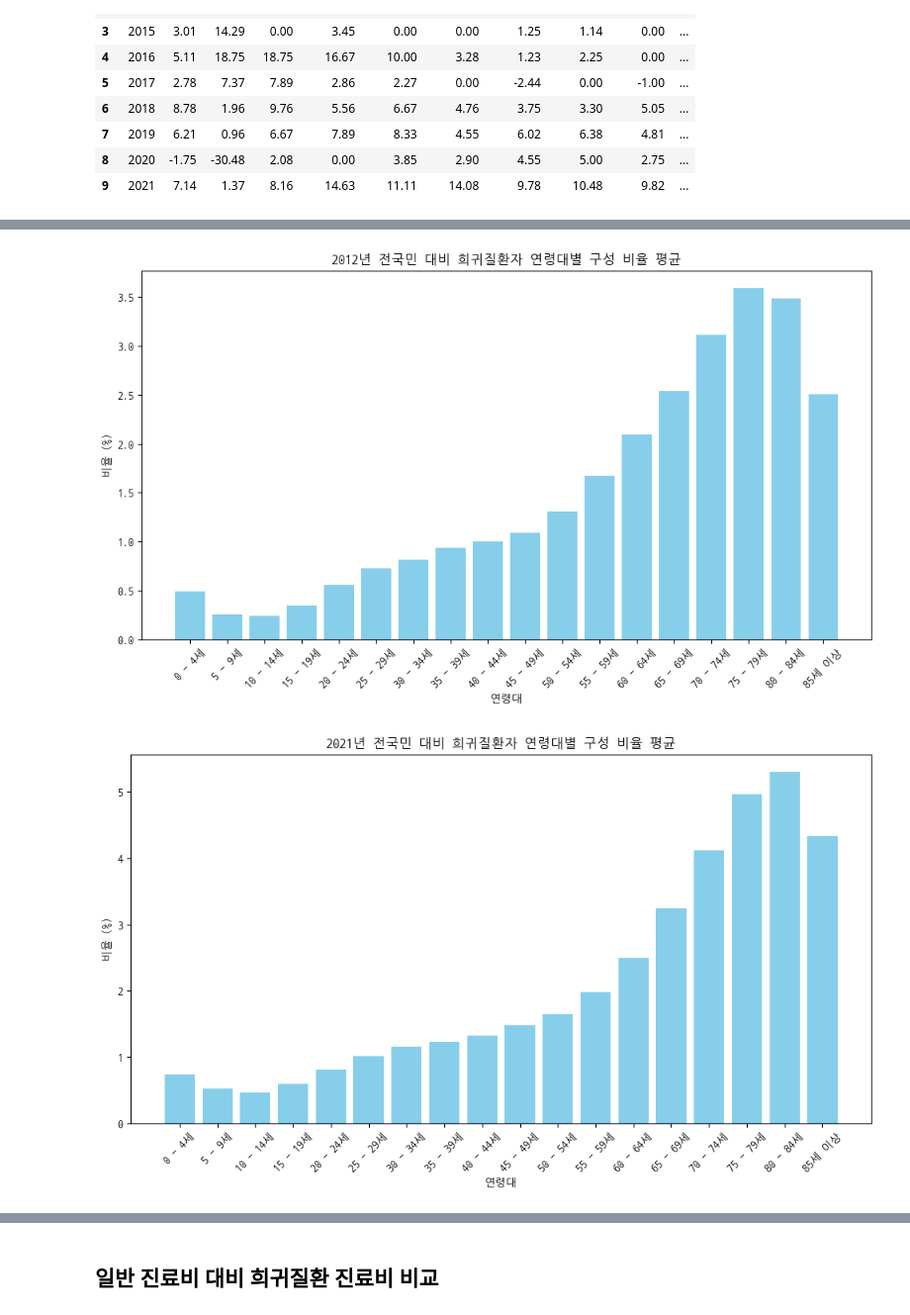
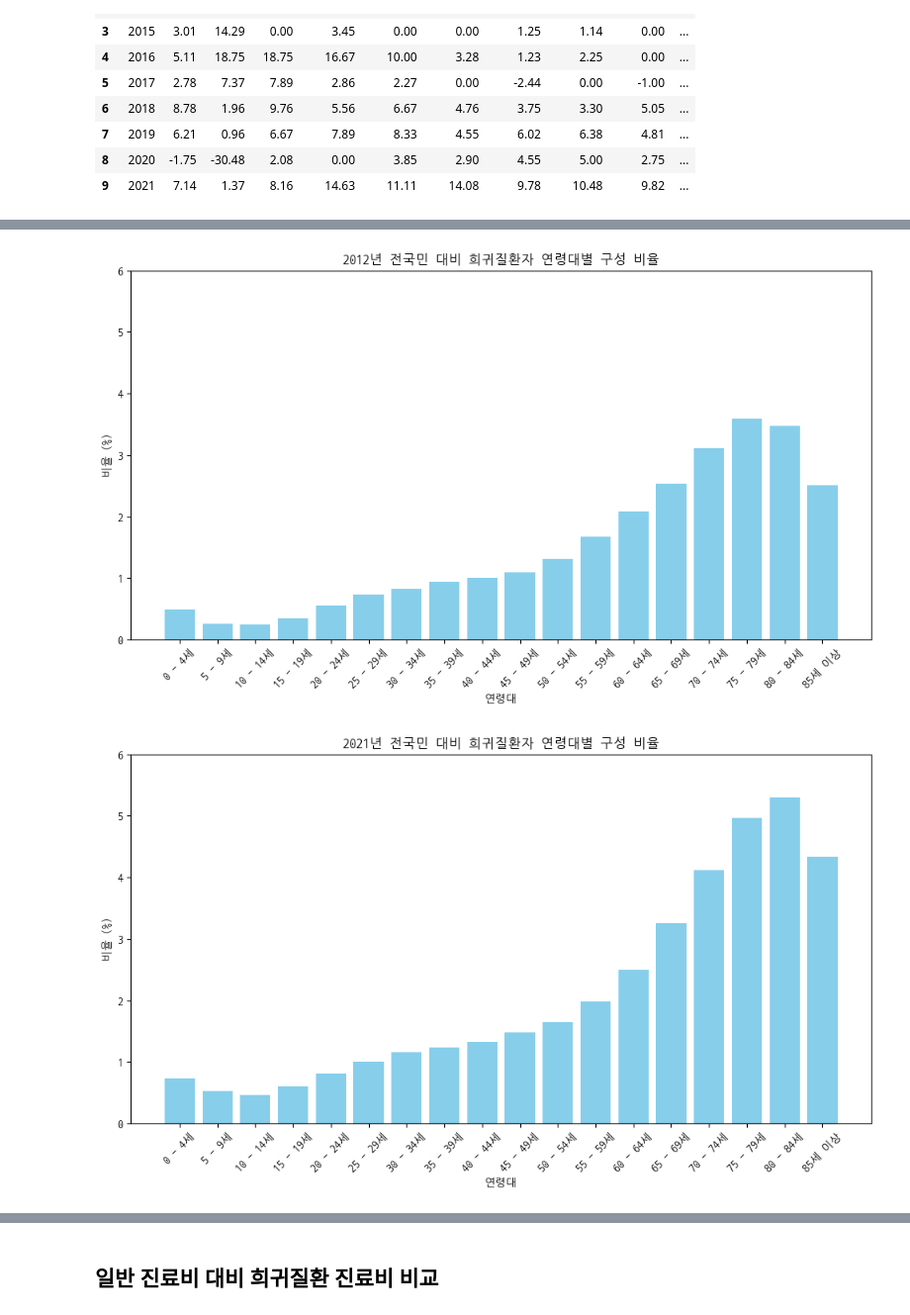
Before and after one commit to kdj0712/rare_field_fastapis, a Jupyter notebook: data/data_analysis/persona3/notebook/djs.ipynb, the cells around one changed output, grey strips where cells are left out. Shown at 99% size. Drawn from its saved outputs; the diff is of its cells as text; code cells hidden in the pictures.

```diff
--- a/data/data_analysis/persona3/notebook/djs.ipynb
+++ b/data/data_analysis/persona3/notebook/djs.ipynb
@@ -230,25 +261,27 @@ new_rate_df
 # %%
 plt.figure(figsize=(10, 6))  # 그래프 크기 설정
 plt.bar(ratio_df.iloc[0, 2:].index, ratio_df.iloc[0, 2:].values, color='skyblue')
-plt.title('2012년 전국민 대비 희귀질환자 연령대별 구성 비율 평균')  # 그래프 제목
+plt.title('2012년 전국민 대비 희귀질환자 연령대별 구성 비율')  # 그래프 제목
 plt.xlabel('연령대')  # x축 라벨
 plt.ylabel('비율 (%)')  # y축 라벨
 plt.xticks(rotation=45)  # x축 라벨 회전
+plt.ylim(0, 6)  # y축 범위 설정
 plt.tight_layout()  # 레이아웃 조정
 plt.show()  # 그래프 표시
 # %% [output]
-[figure, old version]
+[figure, new version]
 # %%
 plt.figure(figsize=(10, 6))  # 그래프 크기 설정
 plt.bar(ratio_df.iloc[9, 2:].index, ratio_df.iloc[9, 2:].values, color='skyblue')
-plt.title('2021년 전국민 대비 희귀질환자 연령대별 구성 비율 평균')  # 그래프 제목
+plt.title('2021년 전국민 대비 희귀질환자 연령대별 구성 비율')  # 그래프 제목
 plt.xlabel('연령대')  # x축 라벨
 plt.ylabel('비율 (%)')  # y축 라벨
 plt.xticks(rotation=45)  # x축 라벨 회전
+plt.ylim(0, 6)  # y축 범위 설정
 plt.tight_layout()  # 레이아웃 조정
 plt.show()  # 그래프 표시
 # %% [output]
-[figure, old version]
+[figure, new version]
 # %%
 age_avg = ratio_df.iloc[:, 2:].mean()
 # %%
```
Also changed, not shown: parts of 4 cells of this notebook, 51 other files.
